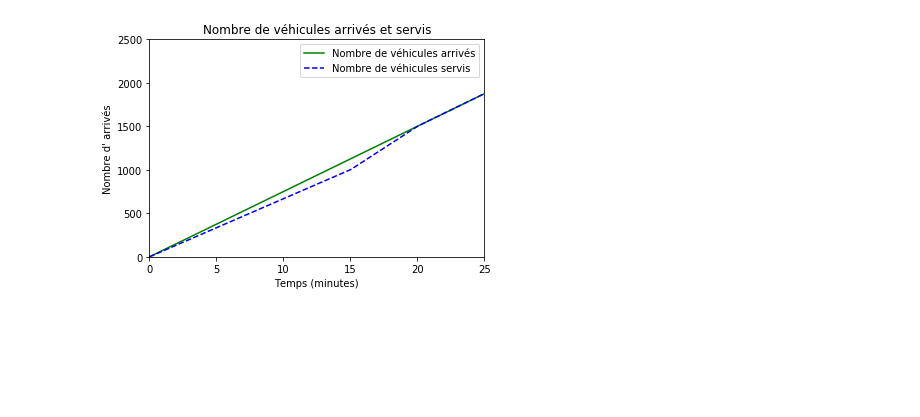
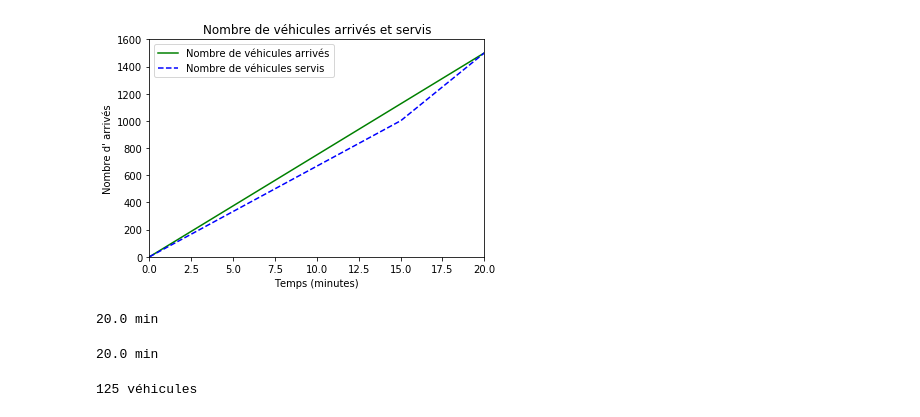
Before and after one commit to FinestStone/CIV6705, a Jupyter notebook: Devoir 2/Exercice 2.ipynb, the cells around one changed output. Drawn from its saved outputs; the diff is of its cells as text; code cells hidden in the pictures; blank space fills up the shorter version.

```diff
--- a/Devoir 2/Exercice 2.ipynb
+++ b/Devoir 2/Exercice 2.ipynb
@@ -8,37 +8,45 @@ debit        = 4500/60 # véh/min
 tempsArret   = 15 # min
 # %%
 # Exercice 1
-# Graphique du nombre de véhicules arrivés et servis jusqu’à la disparition de la file d’attente
-t1 = np.arange(0, 15, 0.01)
-nombreDeTraitements1 = 2*(capacite)*t1
-t2 = np.arange(15, 30, 0.01)
-nombreDeTraitements2 = 3*(capacite)*t2-500
+def DessinGraphique():
+    # Graphique du nombre de véhicules arrivés et servis jusqu’à la disparition de la file d’attente
+    t1 = np.arange(0, 15, 0.01)
+    nombreDeTraitements1 = 2*(capacite)*t1
+    t2 = np.arange(15, 30, 0.01)
+    nombreDeTraitements2 = 3*(capacite)*t2-500
 
-nombreDeTraitements = np.concatenate((nombreDeTraitements1,nombreDeTraitements2))
-t = np.concatenate((t1,t2))
+    nombreDeTraitements = np.concatenate((nombreDeTraitements1,nombreDeTraitements2))
+    t = np.concatenate((t1,t2))
 
-nombreArrives = debit*t
+    nombreArrives = debit*t
 
-# Point d'intersection pour déterminer le retour à la circulation normale
-idx = np.argwhere(np.diff(np.sign(nombreDeTraitement - nombreArrivees))).flatten()[1]
+    # Point d'intersection pour déterminer le retour à la circulation normale
+    idx = np.argwhere(np.diff(np.sign(nombreDeTraitements - nombreArrives))).flatten()[1]
 
-nombreServis = np.concatenate((nombreDeTraitement[0:idx],nombreArrives[idx:]))
+    nombreServis = np.concatenate((nombreDeTraitements[0:idx],nombreArrives[idx:]))
 
-# Décommenter pour observer le nombre de traitements maximums et le point de retour à la normale
-# plt.plot(t, nombreDeTraitements, "r-", label = "Nombre de traitements maximum")
-# plt.plot(t[idx], tauxDeTraitement[idx], '.k')
+    # Décommenter pour observer le nombre de traitements maximums et le point de retour à la normale
+    # plt.plot(t, nombreDeTraitements, "r-", label = "Nombre de traitements maximum")
+    # plt.plot(t[idx], nombreDeTraitements[idx], '.k')
 
-plt.plot(t, nombreArrives, "g-", label = "Nombre de véhicules arrivés")
-plt.plot(t, nombreServis, "b--", label = "Nombre de véhicules servis")
+    plt.plot(t, nombreArrives, "g-", label = "Nombre de véhicules arrivés")
+    plt.plot(t, nombreServis, "b--", label = "Nombre de véhicules servis")
 
-plt.xlabel('Temps (minutes)')
-plt.ylabel("Nombre d' arrivés")
-plt.title('Nombre de véhicules arrivés et servis')
-plt.legend(loc='best')
-plt.axis([0, 25, 0, 2500])
-# plt.savefig('Donnees_produites/Figures/graphique_nombre_arrives_servis.eps', format='eps')
-plt.show()
+    plt.xlabel('Temps (minutes)')
+    plt.ylabel("Nombre d' arrivés")
+    plt.title('Nombre de véhicules arrivés et servis')
+    plt.legend(loc='best')
+    plt.axis([0, 20, 0, 1600])
+#     plt.savefig('Donnees_produites/Figures/graphique_nombre_arrives_servis_2.eps', format='eps')
+    plt.show()
+
+    return t, nombreDeTraitements, nombreArrives, nombreServis, idx
-# %% [output]
-[figure, removed]
+# %%
+t, nombreDeTraitements, nombreArrives, nombreServis, idx = DessinGraphique()
+# %% [output]
+[figure, added]
 # %%
 # Durée d’existence de la file
+print("%.1f min"%t[idx])
+# %% [output]
+20.0 min
@@ -52,0 +53,19 @@ plt.show()
+# %%
+# Vérification (avec la formule)
+t_b  = 15
+beta = 2/3 # Passage de 3 à 2 voies
+q    = debit
+s    = 3*capacite
+
+T = t_b*(1 - beta)/(1 - q/s)
+
+print("%.1f min"%T)
+# %% [output]
+20.0 min
+# %%
+# Longueur maximale
+Q_15min =  nombreArrives[15*100] - nombreServis[15*100] # Q(t) = S(t) - A(t) à l'instant t = 15 min.
+
+print("%d véhicules"%Q_15min)
+# %% [output]
+125 véhicules
```
Also changed, not shown: parts of 19 cells of this notebook.
